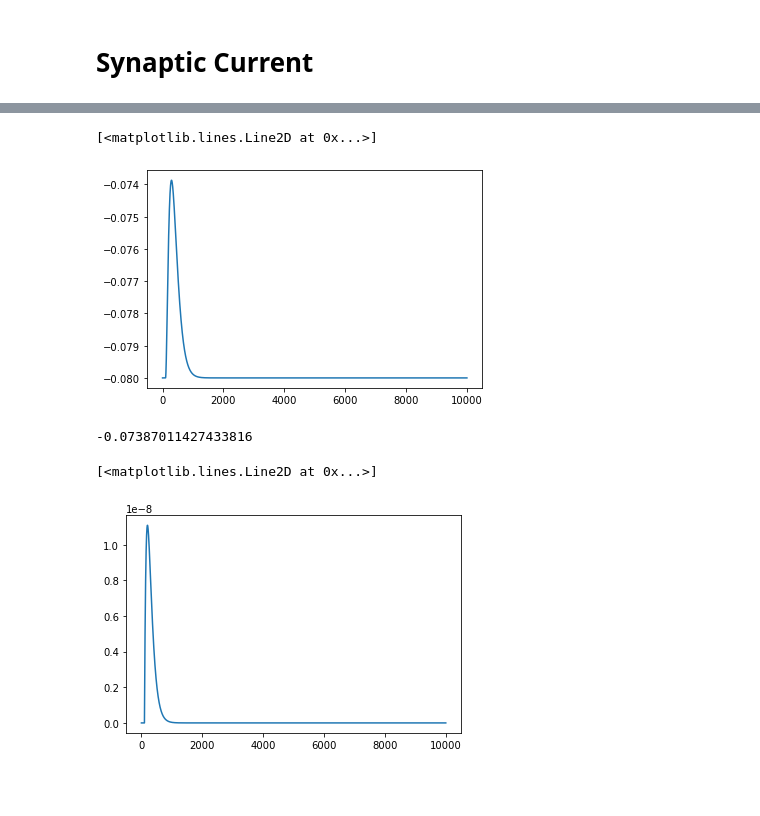
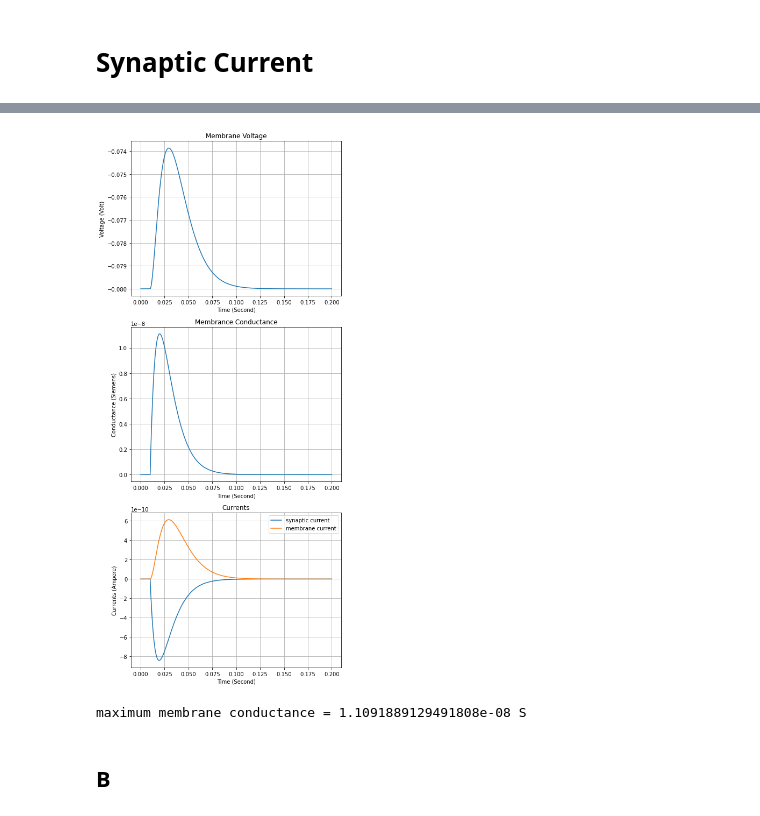
Before and after one commit to bramantyois/mns, a Jupyter notebook: exercise_05.ipynb, the cells around one changed output, grey strips where cells are left out. Drawn from its saved outputs; the diff is of its cells as text; code cells hidden in the pictures; blank space fills up the shorter version.

```diff
--- a/exercise_05.ipynb
+++ b/exercise_05.ipynb
@@ -40,7 +42,7 @@ def membrane_euler(v_func, g_func, x_func, i_syn_func, params, init_values):
         x_res[i] = x_res[i-1] +  params['del_t'] * x_func(x_m1=x_res[i-1], t=t[i], params=params)
         g_res[i] = g_res[i-1] +  params['del_t'] * g_func(g_syn_m1=g_res[i-1], x=x_res[i], t=t[i], params=params)
         v_res[i] = v_res[i-1] +  params['del_t'] * v_func(v_m1=v_res[i-1], g=g_res[i], i_syn_func=i_syn_func,  params=params)
-    return v_res, g_res
+    return v_res, g_res, t
 # %%
 params = {}
 params['tau_syn'] = 10e-3
@@ -48,35 +50,58 @@ params['tau_m'] = 10e-3
 params['Rm'] = 1e7
 params['g_star'] = 30e-9
 params['Em'] = -80e-3
-params['RmIe'] = 0
+params['Ie'] = 0
 
-# exhibitory synapse
 params['E_syn'] = 0
+
+params['t_spike'] = 0.01
+params['del_t'] = 1e-4
+params['max_t'] = params['t_spike'] *20
-# %%
-params['t_spike'] = 0.01
-params['del_t'] = 0.0001
-params['max_t'] = 1
 # %%
 init_values = {}
 init_values['v0'] = params['Em']
 init_values['g0'] = 0
 init_values['x0'] = 0
 # %%
-v_res, g_res =membrane_euler(membrane_voltage, synaptic_conductance, membrane_x, synaptic_current, params, init_values)
+v_res, g_res, t =membrane_euler(membrane_voltage, synaptic_conductance, membrane_x, synaptic_current, params, init_values)
+i_syn = synaptic_current(g_res, v_res, params)
+i_mem = membrance_current(v_res, params)
-# %%
-plt.plot(v_res)
-# %% [output]
-[<matplotlib.lines.Line2D at 0x...>]
-[figure, removed]
-# %%
-np.max(v_res)
-# %% [output]
--0.07387011427433816
-# %%
-plt.plot(g_res)
-# %% [output]
-[<matplotlib.lines.Line2D at 0x...>]
-[figure, removed]
+# %%
+plt.figure(figsize=(7, 18))
+
+plt.subplot(311)
+plt.plot(t, v_res)
+plt.title('Membrane Voltage')
+plt.xlabel('Time (Second)')
+plt.ylabel('Voltage (Volt)')
+plt.grid()
+
+plt.subplot(312)
+plt.plot(t, g_res)
+plt.title('Membrance Conductance')
+plt.xlabel('Time (Second)')
+plt.ylabel('Conductance (Siemens)')
+plt.grid()
+
+plt.subplot(313)
+plt.plot(t, i_syn, label='synaptic current')
+plt.plot(t, i_mem, label='membrane current')
+plt.title('Currents')
+plt.xlabel('Time (Second)')
+plt.ylabel('Currents (Ampere)')
+plt.legend()
+plt.grid()
+
+plt.show()
+# %% [output]
+[figure, added]
+# %%
+max_conductance = float(np.max(g_res))
+print('maximum membrane conductance = {} S'.format(max_conductance))
+# %% [output]
+maximum membrane conductance = 1.1091889129491808e-08 S
+# %% [markdown]
+## B
 # %%
 def shunting_inhibition_current(g_syn, v, params):
     return g_syn*(v - params['E_syn']) + params['g_exc']*(v - params['E_exc']) + params['g_inh']*(v - params['E_inh'])
```
Also changed, not shown: parts of 62 cells of this notebook.
